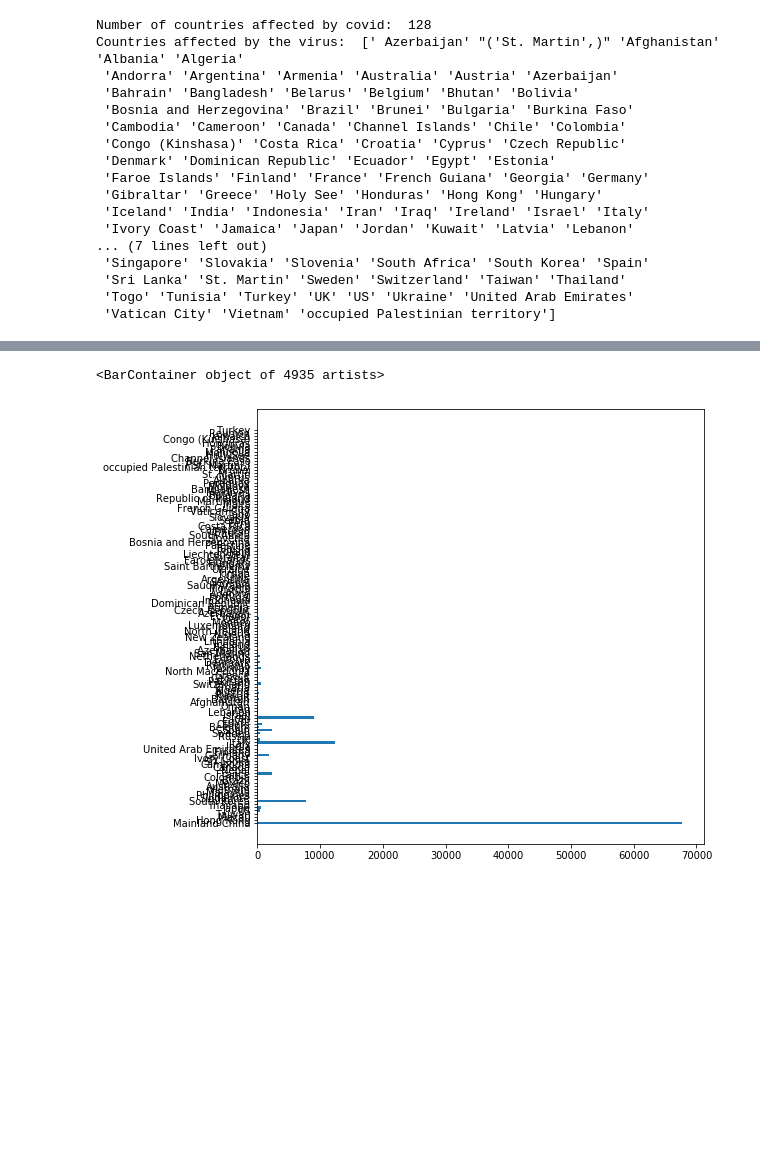
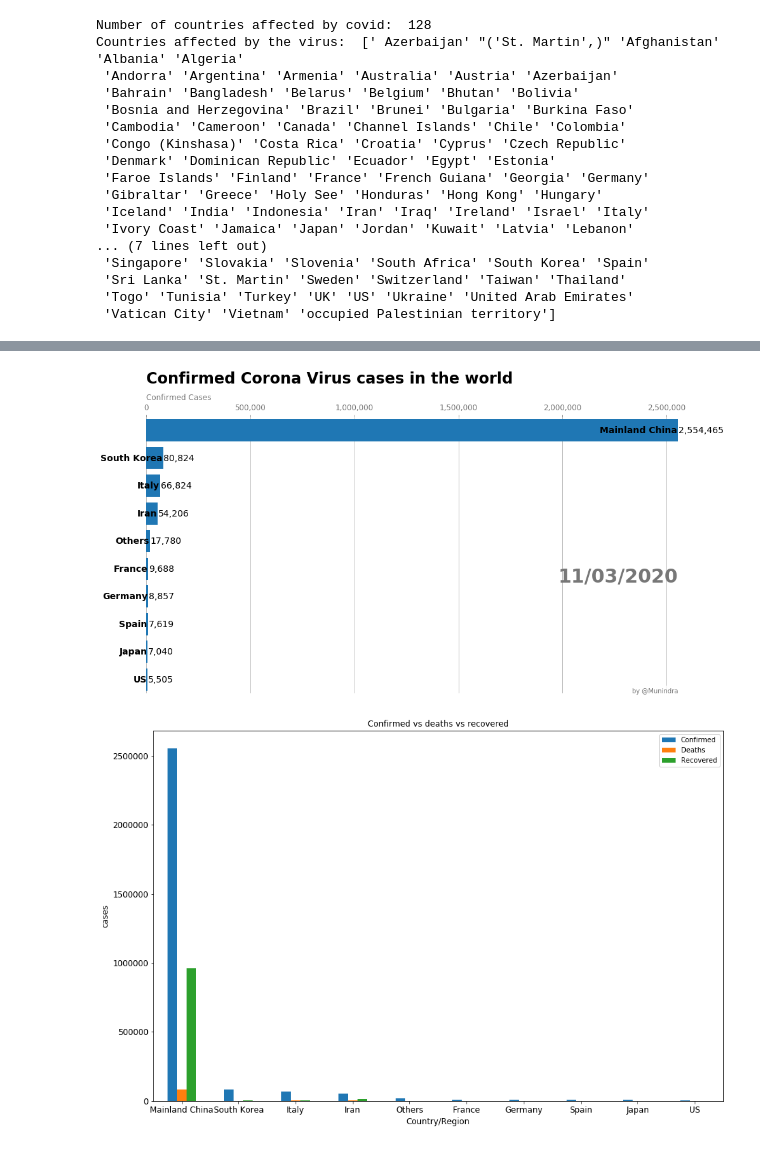
Before and after one commit to munindra44/Covid-19-corona-virus, a Jupyter notebook: covid.ipynb, the cells around one changed output, grey strips where cells are left out. Cells and saved outputs as stored; diff of their text form; code cells hidden in the pictures; blank space fills up the shorter version.

Commit message:
update with visualization

```diff
--- a/covid.ipynb
+++ b/covid.ipynb
@@ -87,17 +93,56 @@ df_count.head(10)
-# %%
-%matplotlib inline
-
-fig, ax = plt.subplots()
-country = df_count["Country/Region"]
-rects1 = ax.bar(country, df[""], width, label='Men')
-rects2 = ax.bar(x + width/2, women_means, width, label='Women')
-
-# Add some text for labels, title and custom x-axis tick labels, etc.
-ax.set_ylabel('Scores')
-ax.set_title('Scores by group and gender')
-ax.set_xticks(x)
-ax.set_xticklabels(labels)
-ax.legend()
-# %% [output]
-<BarContainer object of 4935 artists>
-[figure, removed]
+# %%
+def draw_barchart(day, df_group):
+
+    #Creating Top 10 Confirmed Dataset
+
+    df_group = (df.groupby(['Country/Region'], as_index = False)
+          .sum()
+          .sort_values(by='Confirmed', ascending=False)
+          .head(10)
+          .reset_index(drop=True))
+
+    df_group.drop(columns = ['SNo'], inplace = True)
+
+    #Creating Bar Chart
+    ax.clear()
+    df_group = df_group[::-1]
+    ax.barh(df_group['Country/Region'], df_group['Confirmed'])
+
+    dx = df_group['Confirmed'].max() / 1000
+
+    #Format Bar Chart
+    for i, (value, name) in enumerate(zip(df_group['Confirmed'], df_group['Country/Region'])):
+
+        ax.text(value-dx, i,     name,           size=14, weight=600, ha='right', va='center')
+        #ax.text(value-dx, i-.25, group_lk[name], size=10, color='#444444', ha='right', va='baseline')
+        ax.text(value+dx, i,     f'{value:,.0f}',  size=14, ha='left',  va='center')
+
+    ax.text(1, 0.4, day.strftime("%d/%m/%Y"), transform=ax.transAxes, color='#777777', size=30, ha='right', weight=600)
+    ax.text(0, 1.06, 'Confirmed Cases', transform=ax.transAxes, size=12, color='#777777')
+    ax.xaxis.set_major_formatter(ticker.StrMethodFormatter('{x:,.0f}'))
+    ax.xaxis.set_ticks_position('top')
+    ax.tick_params(axis='x', colors='#777777', labelsize=12)
+    ax.set_yticks([])
+    ax.margins(0, 0.01)
+    ax.grid(which='major', axis='x', linestyle='-')
+    ax.set_axisbelow(True)
+    ax.text(0, 1.12, 'Confirmed Corona Virus cases in the world',
+            transform=ax.transAxes, size=24, weight=600, ha='left')
+    ax.text(1, 0, 'by @Munindra', transform=ax.transAxes, ha='right',
+            color='#777777', bbox=dict(facecolor='white', alpha=0.8, edgecolor='white'))
+    plt.box(False)
+# %%
+fig, ax = plt.subplots(figsize=(15, 8))
+draw_barchart(df['ObservationDate'].max(), df_count)
+# %% [output]
+[figure, added]
+# %%
+#df_top = df_top.drop(["SNo"], axis=1)
+
+ax = df_top[['Confirmed','Deaths', 'Recovered']].plot(kind='bar', title ="Confirmed vs deaths vs recovered", figsize=(15, 10), legend=True, fontsize=12)
+ax.set_xlabel("Country/Region", fontsize=12)
+ax.set_ylabel("cases", fontsize=12)
+ax.set_xticklabels(df_top["Country/Region"], rotation=0)
+plt.show()
+# %% [output]
+[figure, added]
```
Also changed, not shown: parts of 5 cells of this notebook, 1 other file.
